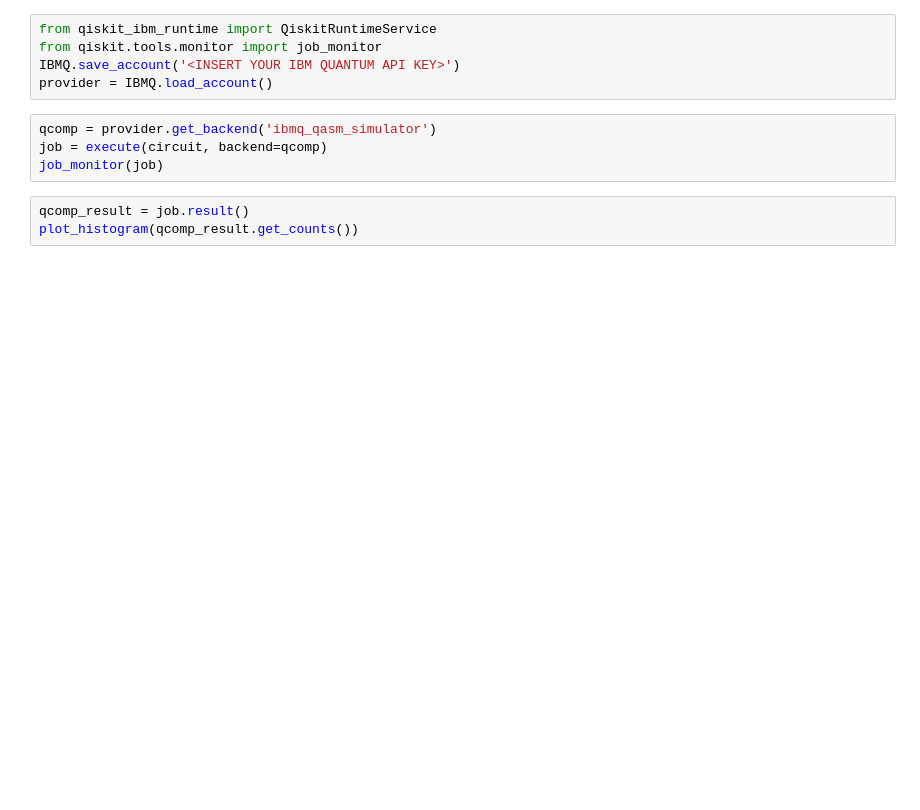
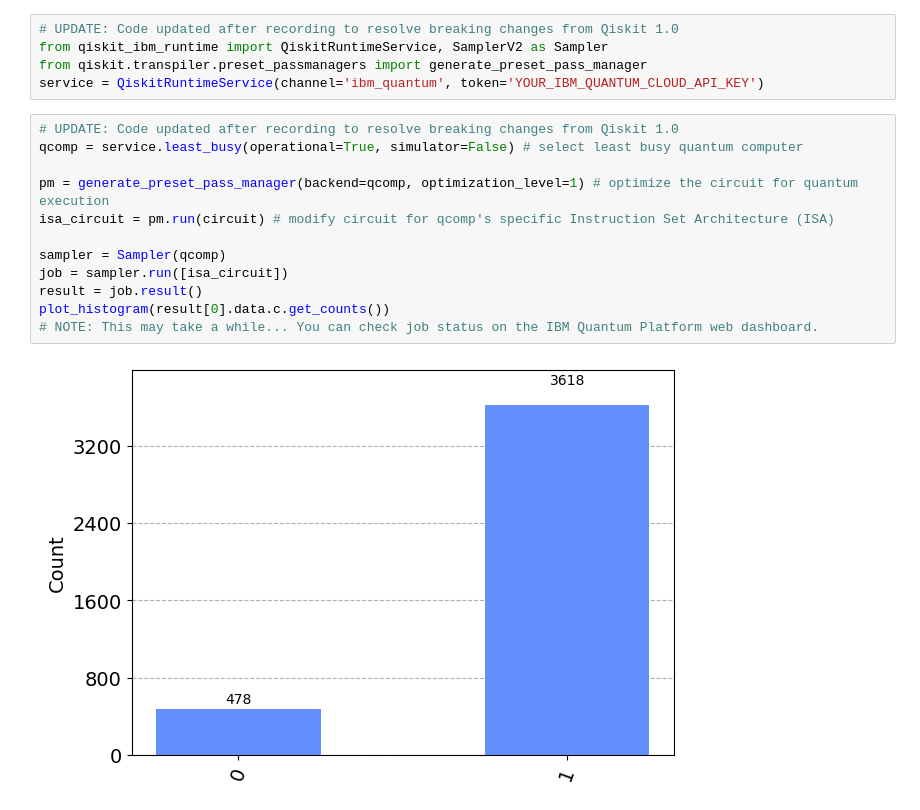
Before and after one commit to LinkedInLearning/quantum-computing-fundamentals-2833097, a Jupyter notebook: src/08_06_solution_real_teleportation/08_06_solution_quantum_teleportation_begin.ipynb, the cells around one changed output. Cells and saved outputs as stored; diff of their text form; blank space fills up the shorter version.

```diff
--- a/src/08_06_solution_real_teleportation/08_06_solution_quantum_teleportation_begin.ipynb
+++ b/src/08_06_solution_real_teleportation/08_06_solution_quantum_teleportation_begin.ipynb
@@ -34,12 +34,19 @@ circuit.draw(output='mpl')
-# %%
-from qiskit_ibm_runtime import QiskitRuntimeService
-from qiskit.tools.monitor import job_monitor
-IBMQ.save_account('<INSERT YOUR IBM QUANTUM API KEY>')
-provider = IBMQ.load_account()
-# %%
-qcomp = provider.get_backend('ibmq_qasm_simulator')
-job = execute(circuit, backend=qcomp)
-job_monitor(job)
-# %%
-qcomp_result = job.result()
-plot_histogram(qcomp_result.get_counts())
+# %%
+# UPDATE: Code updated after recording to resolve breaking changes from Qiskit 1.0
+from qiskit_ibm_runtime import QiskitRuntimeService, SamplerV2 as Sampler
+from qiskit.transpiler.preset_passmanagers import generate_preset_pass_manager
+service = QiskitRuntimeService(channel='ibm_quantum', token='YOUR_IBM_QUANTUM_CLOUD_API_KEY')
+# %%
+# UPDATE: Code updated after recording to resolve breaking changes from Qiskit 1.0
+qcomp = service.least_busy(operational=True, simulator=False) # select least busy quantum computer
+
+pm = generate_preset_pass_manager(backend=qcomp, optimization_level=1) # optimize the circuit for quantum execution
+isa_circuit = pm.run(circuit) # modify circuit for qcomp's specific Instruction Set Architecture (ISA)
+
+sampler = Sampler(qcomp)
+job = sampler.run([isa_circuit])
+result = job.result()
+plot_histogram(result[0].data.c.get_counts())
+# NOTE: This may take a while... You can check job status on the IBM Quantum Platform web dashboard.
+# %% [output]
+[figure, added]
```
Also changed, not shown: parts of 2 cells of this notebook, 36 other files.
